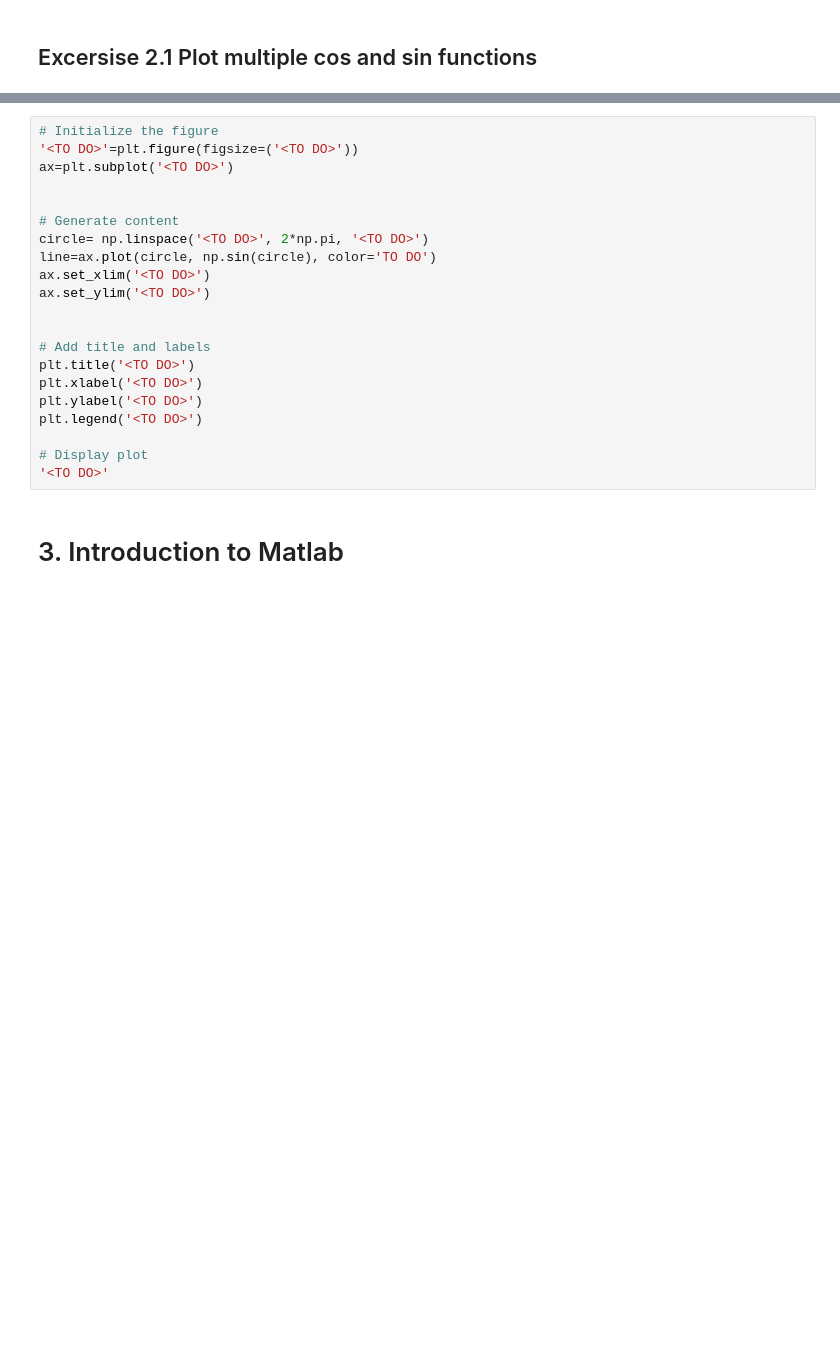
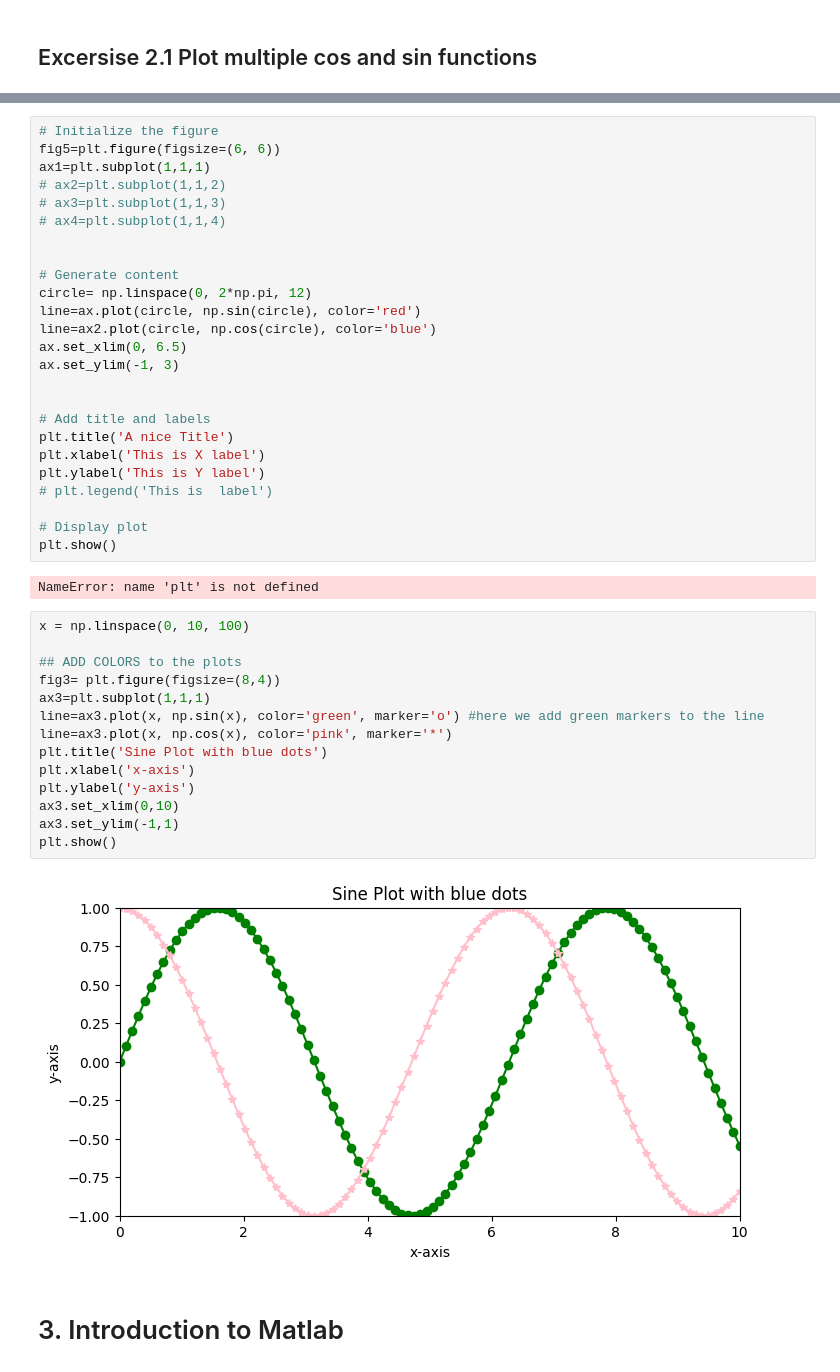
Before and after one commit to fnmelo/IIBM2025Bootcamp, a Jupyter notebook: D3/D3_morning_numpy_matplotlib_Matlab.ipynb, the cells around one changed output, grey strips where cells are left out. Cells and saved outputs as stored; diff of their text form; blank space fills up the shorter version.

```diff
--- a/D3/D3_morning_numpy_matplotlib_Matlab.ipynb
+++ b/D3/D3_morning_numpy_matplotlib_Matlab.ipynb
@@ -410,25 +458,47 @@ plt.colorbar() # add the colorbar
 From the code below create a similar plot as the one shown above.
 # %%
 # Initialize the figure
-'<TO DO>'=plt.figure(figsize=('<TO DO>'))
-ax=plt.subplot('<TO DO>')
+fig5=plt.figure(figsize=(6, 6))
+ax1=plt.subplot(1,1,1)
+# ax2=plt.subplot(1,1,2)
+# ax3=plt.subplot(1,1,3)
+# ax4=plt.subplot(1,1,4)
 
 
 # Generate content
-circle= np.linspace('<TO DO>', 2*np.pi, '<TO DO>')
-line=ax.plot(circle, np.sin(circle), color='TO DO')
-ax.set_xlim('<TO DO>')
-ax.set_ylim('<TO DO>')
+circle= np.linspace(0, 2*np.pi, 12)
+line=ax.plot(circle, np.sin(circle), color='red')
+line=ax2.plot(circle, np.cos(circle), color='blue')
+ax.set_xlim(0, 6.5)
+ax.set_ylim(-1, 3)
 
 
 # Add title and labels
-plt.title('<TO DO>')
-plt.xlabel('<TO DO>')
-plt.ylabel('<TO DO>')
-plt.legend('<TO DO>')
+plt.title('A nice Title')
+plt.xlabel('This is X label')
+plt.ylabel('This is Y label')
+# plt.legend('This is  label')
 
 # Display plot
-'<TO DO>'
+plt.show()
+# %% [output]
+NameError: name 'plt' is not defined
+# %%
+x = np.linspace(0, 10, 100)
+
+## ADD COLORS to the plots
+fig3= plt.figure(figsize=(8,4))
+ax3=plt.subplot(1,1,1)
+line=ax3.plot(x, np.sin(x), color='green', marker='o') #here we add green markers to the line
+line=ax3.plot(x, np.cos(x), color='pink', marker='*')
+plt.title('Sine Plot with blue dots')
+plt.xlabel('x-axis')
+plt.ylabel('y-axis')
+ax3.set_xlim(0,10)
+ax3.set_ylim(-1,1)
+plt.show()
+# %% [output]
+[figure, added]
 # %% [markdown]
 # 3. Introduction to Matlab
 # %% [markdown]
```
Also changed, not shown: parts of 15 cells of this notebook.
